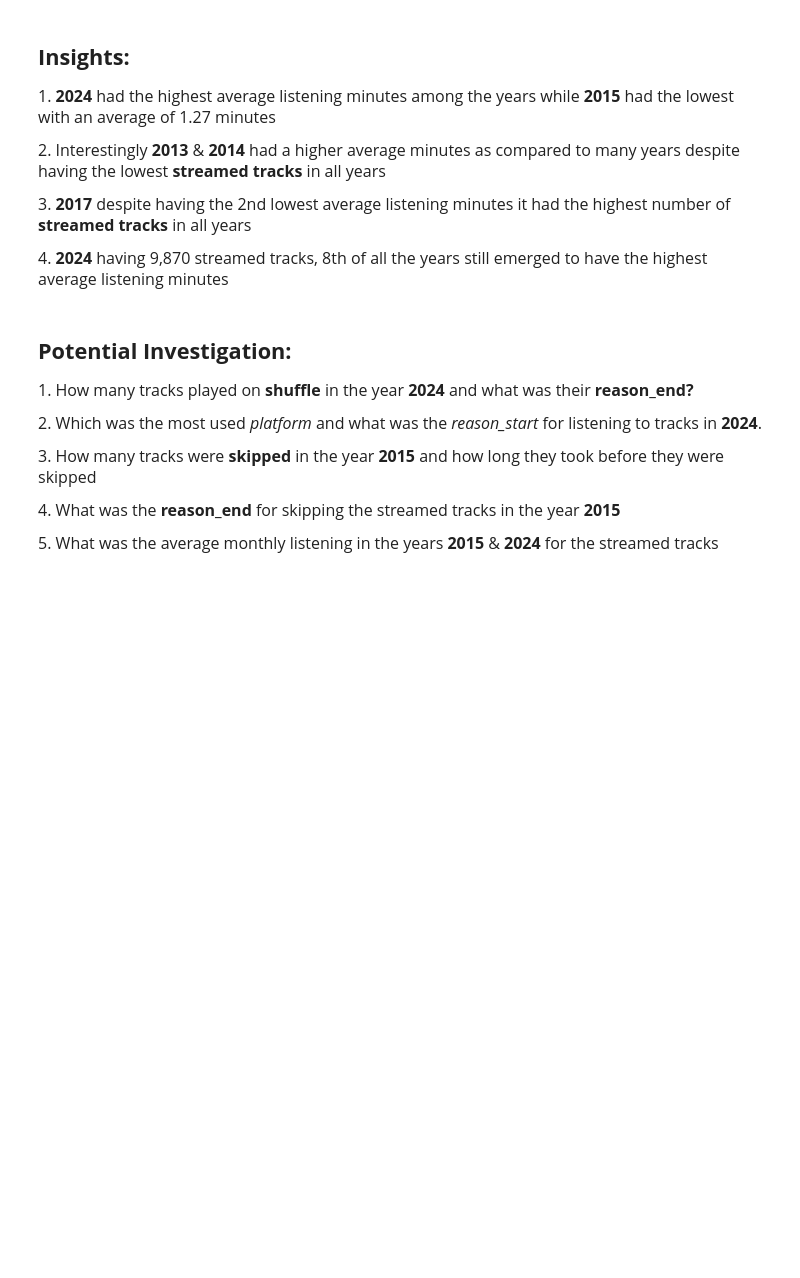
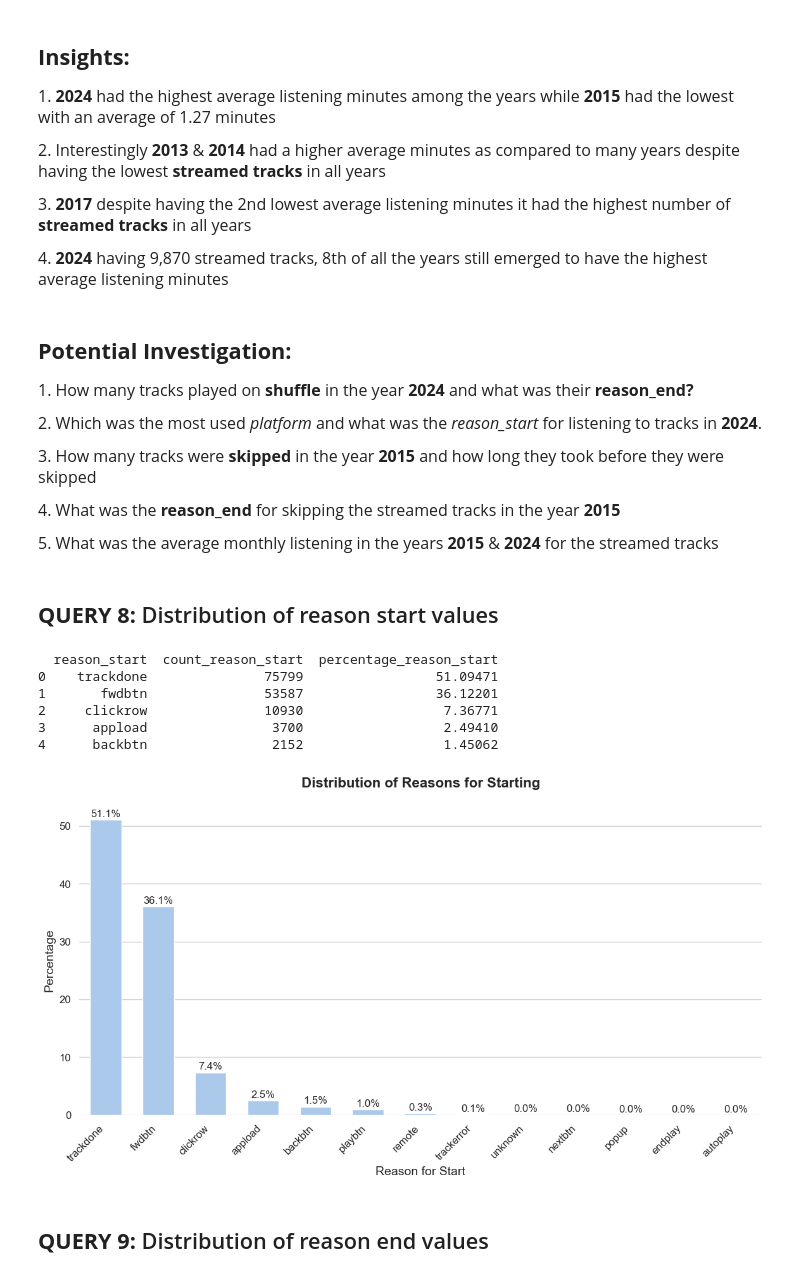
Before and after one commit to Equivocal-Richie/Spotify_Dataset_Analysis, a Jupyter notebook: EDA.ipynb, the cells around one changed output. Drawn from its saved outputs; the diff is of its cells as text; code cells hidden in the pictures; blank space fills up the shorter version.

Commit message:
Visualized the distribution of reason_start values

```diff
--- a/EDA.ipynb
+++ b/EDA.ipynb
@@ -443,3 +443,57 @@ plt.show()
 <p style="font-size:16px;"> 3. How many tracks were <b>skipped</b> in the year <b>2015</b> and how long they took before they were skipped</p>
 <p style="font-size:16px;"> 4. What was the <b>reason_end</b> for skipping the streamed tracks in the year <b>2015</b></p>
 <p style="font-size:16px;"> 5. What was the average monthly listening in the years <b>2015</b> & <b>2024</b> for the streamed tracks</p>
+# %% [markdown]
+<h2><b> QUERY 8:</b> Distribution of reason start values</h2>
+# %%
+query8="""
+-- Calculate distribution of reason_start
+SELECT
+    reason_start,
+    COUNT(*) AS count_reason_start,
+    (COUNT(*) * 100.0 / (SELECT COUNT(*) FROM spotify_data)) AS percentage_reason_start -- Calculate percentage
+FROM clean_spotify_data
+GROUP BY reason_start
+ORDER BY count_reason_start DESC;  -- Order by count for easier interpretation
+"""
+df8 = pd.read_sql(query8, engine)
+print(df8.head())
+# %% [output]
+  reason_start  count_reason_start  percentage_reason_start
+0    trackdone               75799                 51.09471
+1       fwdbtn               53587                 36.12201
+2     clickrow               10930                  7.36771
+3      appload                3700                  2.49410
+4      backbtn                2152                  1.45062
+# %%
+# Visualization 8
+
+# Set a visually appealing theme
+sns.set_theme(style="whitegrid", palette="pastel")  # Choose a theme you like
+
+# Create the figure and axes
+plt.figure(figsize=(12, 7))  # Adjust figure size for better readability
+ax = sns.barplot(x='reason_start', y='percentage_reason_start', data=df8, width=0.6) # Adjust bar width
+
+# Add title and labels with improved formatting
+plt.title('Distribution of Reasons for Starting', fontsize=16, fontweight='bold', pad=20) #Increased font size and added padding
+plt.xlabel('Reason for Start', fontsize=14)
+plt.ylabel('Percentage', fontsize=14)
+plt.xticks(rotation=45, ha='right', fontsize=12)  # Rotate and adjust x-axis label size
+plt.yticks(fontsize=12)
+
+# Add data labels (hover values)
+for p in ax.patches:
+    height = p.get_height()
+    ax.text(p.get_x() + p.get_width()/2., height + 0.5, f'{height:.1f}%', ha="center", fontsize=12) #Added percentage sign and formatting
+
+# Improve Spacing and Layout
+sns.despine(bottom=True, left=True) #remove spines for cleaner look
+plt.tight_layout(pad=2)  # Adjust padding for better spacing
+
+# Show the plot
+plt.show()
+# %% [output]
+[figure, added]
+# %% [markdown]
+<h2><b> QUERY 9:</b> Distribution of reason end values</h2>
```
